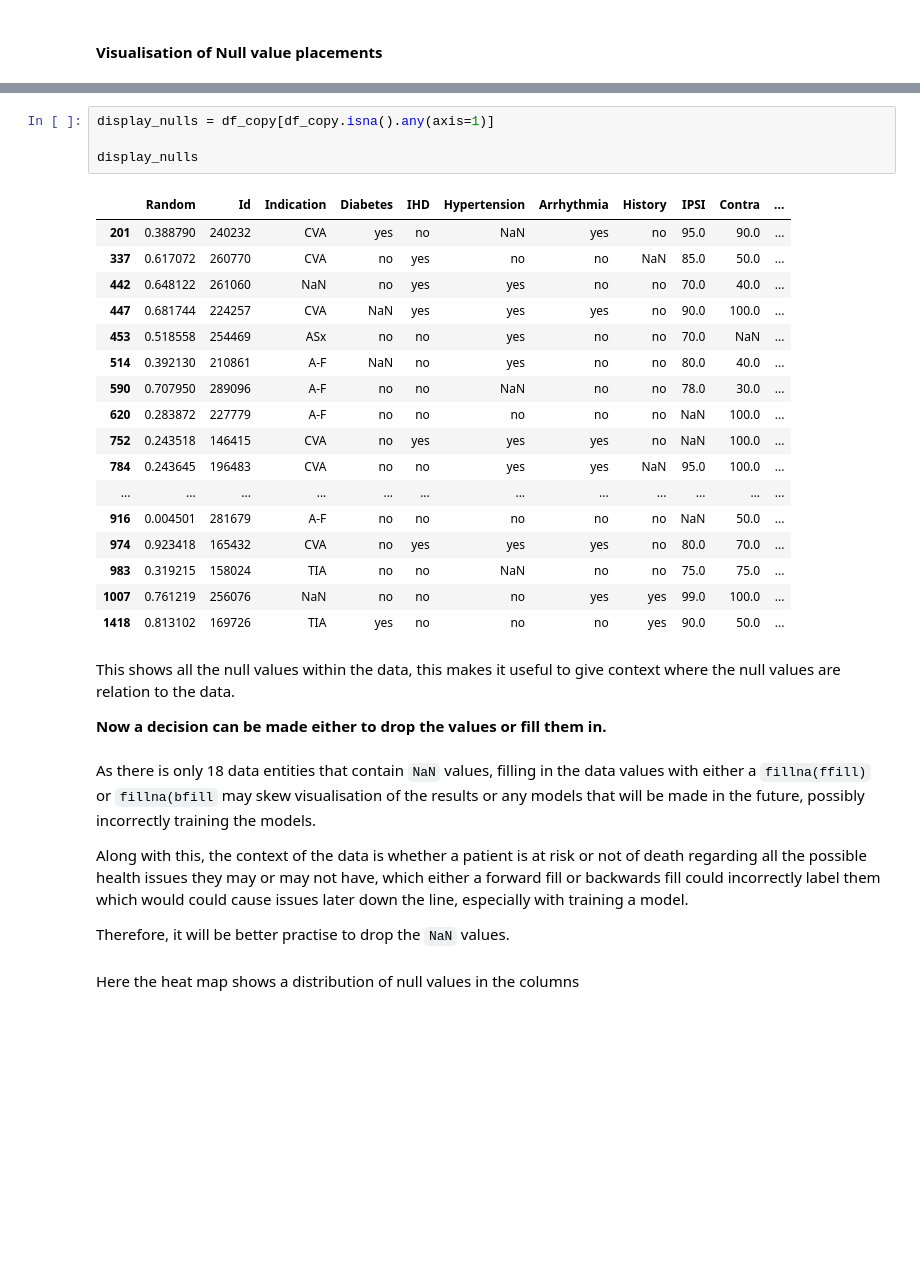
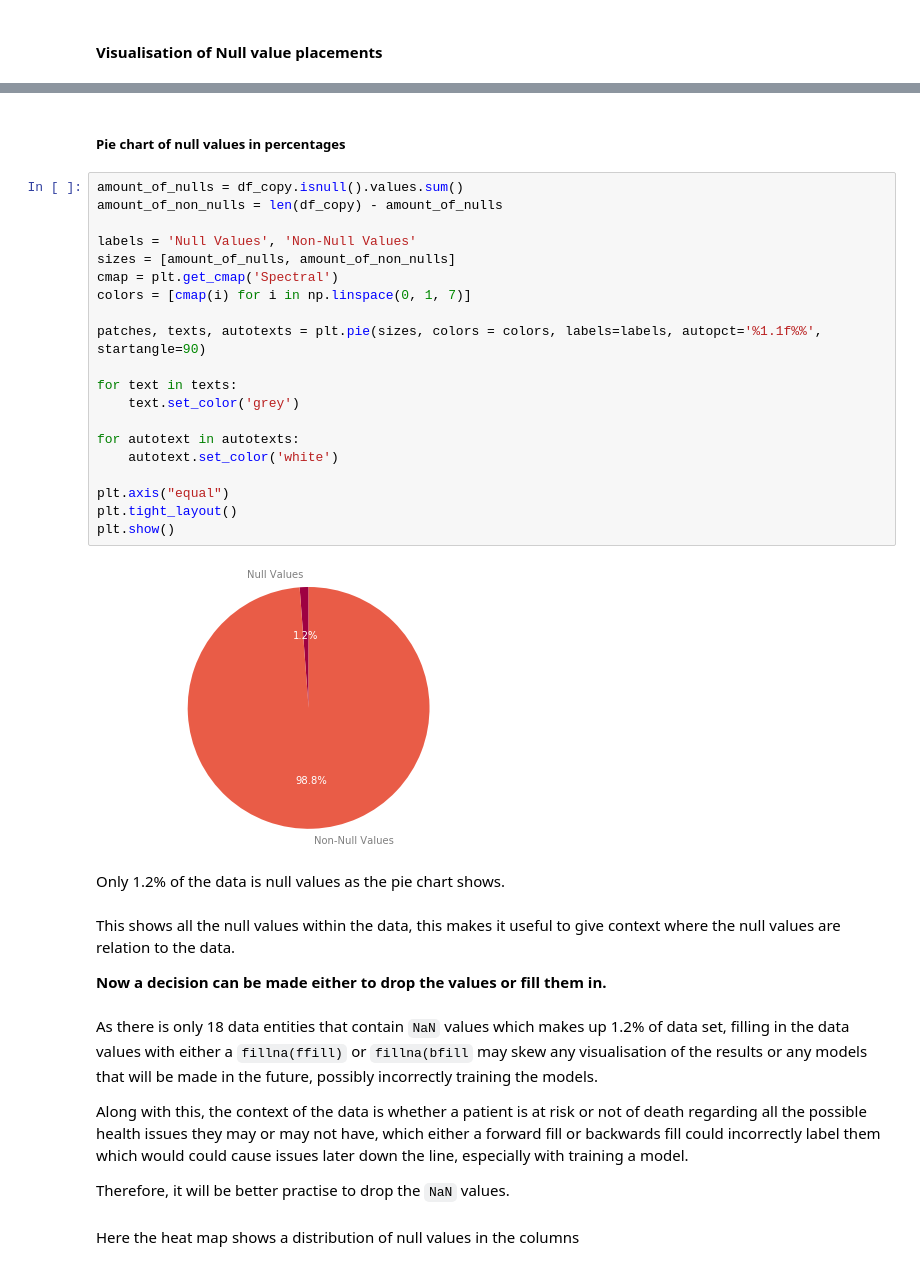
Before and after one commit to kthrasher1/Data_Mining, a Jupyter notebook: ACW/ACW_Jupyter_Notebook.ipynb, the cells around one changed output, grey strips where cells are left out. Drawn from its saved outputs; the diff is of its cells as text; blank space fills up the shorter version.

```diff
--- a/ACW/ACW_Jupyter_Notebook.ipynb
+++ b/ACW/ACW_Jupyter_Notebook.ipynb
@@ -124,31 +151,35 @@ sns.heatmap(null_val_percent.to_frame())
-# %%
-display_nulls = df_copy[df_copy.isna().any(axis=1)]
-
-display_nulls
-# %% [output]
-|  | Random | Id | Indication | Diabetes | IHD | Hypertension | Arrhythmia | History | IPSI | Contra | ... |
-| 201 | 0.388790 | 240232 | CVA | yes | no | NaN | yes | no | 95.0 | 90.0 | ... |
-| 337 | 0.617072 | 260770 | CVA | no | yes | no | no | NaN | 85.0 | 50.0 | ... |
-| 442 | 0.648122 | 261060 | NaN | no | yes | yes | no | no | 70.0 | 40.0 | ... |
-| 447 | 0.681744 | 224257 | CVA | NaN | yes | yes | yes | no | 90.0 | 100.0 | ... |
-| 453 | 0.518558 | 254469 | ASx | no | no | yes | no | no | 70.0 | NaN | ... |
-| 514 | 0.392130 | 210861 | A-F | NaN | no | yes | no | no | 80.0 | 40.0 | ... |
-| 590 | 0.707950 | 289096 | A-F | no | no | NaN | no | no | 78.0 | 30.0 | ... |
-| 620 | 0.283872 | 227779 | A-F | no | no | no | no | no | NaN | 100.0 | ... |
-| 752 | 0.243518 | 146415 | CVA | no | yes | yes | yes | no | NaN | 100.0 | ... |
-| 784 | 0.243645 | 196483 | CVA | no | no | yes | yes | NaN | 95.0 | 100.0 | ... |
-| ... | ... | ... | ... | ... | ... | ... | ... | ... | ... | ... | ... |
-| 916 | 0.004501 | 281679 | A-F | no | no | no | no | no | NaN | 50.0 | ... |
-| 974 | 0.923418 | 165432 | CVA | no | yes | yes | yes | no | 80.0 | 70.0 | ... |
-| 983 | 0.319215 | 158024 | TIA | no | no | NaN | no | no | 75.0 | 75.0 | ... |
-| 1007 | 0.761219 | 256076 | NaN | no | no | no | yes | yes | 99.0 | 100.0 | ... |
-| 1418 | 0.813102 | 169726 | TIA | yes | no | no | no | yes | 90.0 | 50.0 | ... |
+# %% [markdown]
+##### Pie chart of null values in percentages
+# %%
+amount_of_nulls = df_copy.isnull().values.sum()
+amount_of_non_nulls = len(df_copy) - amount_of_nulls
+
+labels = 'Null Values', 'Non-Null Values'
+sizes = [amount_of_nulls, amount_of_non_nulls]
+cmap = plt.get_cmap('Spectral')
+colors = [cmap(i) for i in np.linspace(0, 1, 7)]
+
+patches, texts, autotexts = plt.pie(sizes, colors = colors, labels=labels, autopct='%1.1f%%', startangle=90)
+
+for text in texts:
+    text.set_color('grey')
+
+for autotext in autotexts:
+    autotext.set_color('white')
+
+plt.axis("equal")
+plt.tight_layout()
+plt.show()
+# %% [output]
+[figure, added]
+# %% [markdown]
+Only 1.2% of the data is null values as the pie chart shows.
 # %% [markdown]
 This shows all the null values within the data, this makes it useful to give context where the null values are relation to the data.
 
 **Now a decision can be made either to drop the values or fill them in.**
 # %% [markdown]
-As there is only 18 data entities that contain `NaN` values, filling in the data values with either a `fillna(ffill)` or `fillna(bfill` may skew visualisation of the results or any models that will be made in the future, possibly incorrectly training the models.
+As there is only 18 data entities that contain `NaN` values which makes up 1.2% of data set, filling in the data values with either a `fillna(ffill)` or `fillna(bfill` may skew any visualisation of the results or any models that will be made in the future, possibly incorrectly training the models.
 
 Along with this, the context of the data is whether a patient is at risk or not of death regarding all the possible health issues they may or may not have, which either a forward fill or backwards fill could incorrectly label them which would could cause issues later down the line, especially with training a model.
 
```
Also changed, not shown: parts of 36 cells of this notebook, 3 other files.
